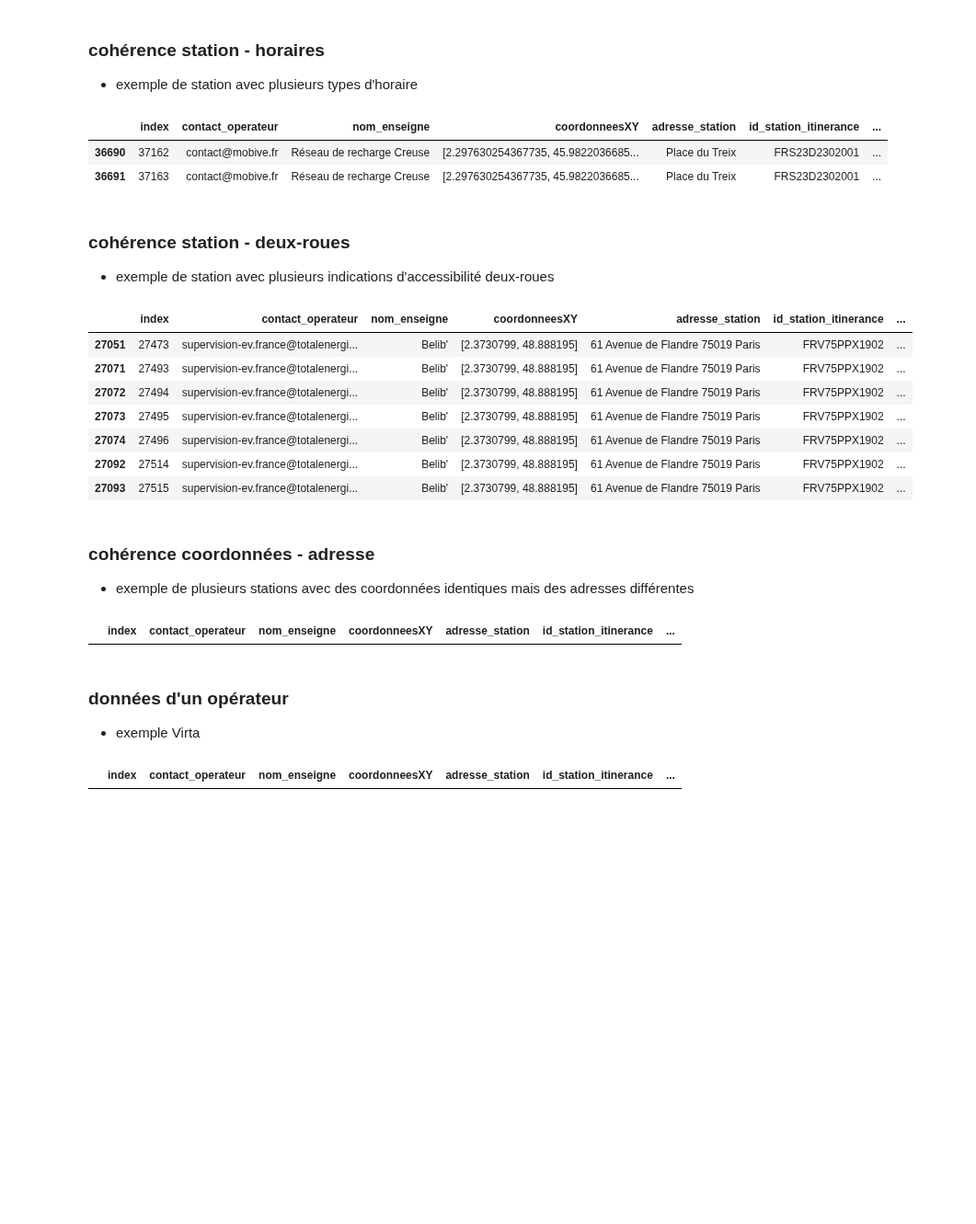
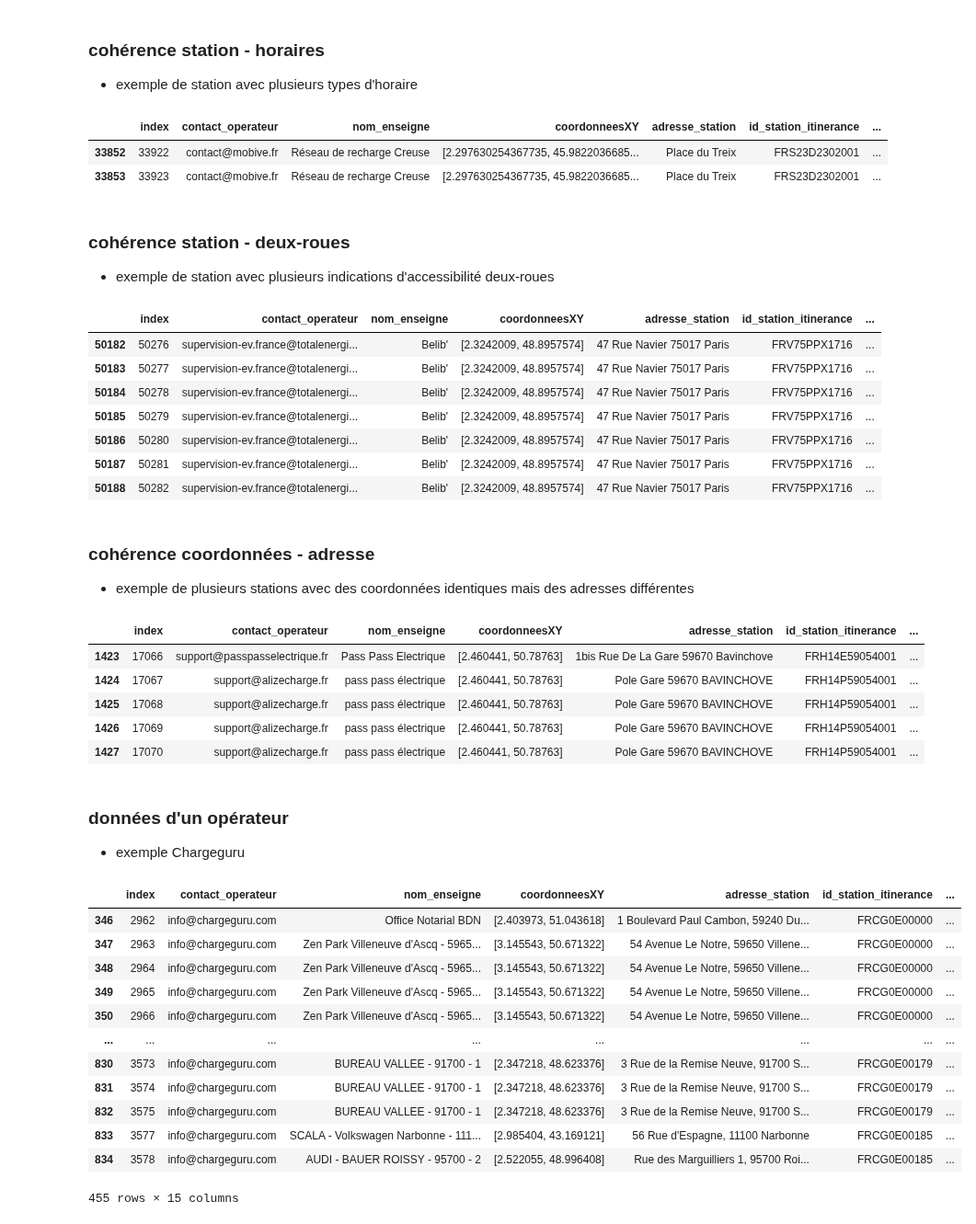
Before and after one commit to loco-philippe/Environmental-Sensing, a Jupyter notebook: python/Validation/irve/Analyse/IRVE_v3.ipynb, the cells around one changed output. Shown at 92% size. Drawn from its saved outputs; the diff is of its cells as text; code cells hidden in the pictures; blank space fills up the shorter version.

```diff
--- a/python/Validation/irve/Analyse/IRVE_v3.ipynb
+++ b/python/Validation/irve/Analyse/IRVE_v3.ipynb
@@ -102,7 +102,8 @@ def add_nbre_pdc(data, name='ok', pr=True):
 ## initialisation des données
 - lecture du fichier issu de l'api
 # %%
-dates = ['2023-03-03', '2023-04-17', '2023-05-02', '2023-05-24', '2023-06-17', '2023-07-04', '2023-07-23', '2023-08-08']
+dates = ['2023-03-03', '2023-04-17', '2023-05-02', '2023-05-24', '2023-06-17', '2023-07-04', '2023-07-23', '2023-08-08',
+         '2023-09-06']
 date= dates[-1]
 log = {'date_irve': date,
     'file': 'consolidation-etalab-schema-irve-statique-v-2.2.0-'+date[:4]+date[5:7]+date[8:]+'.csv',
@@ -700,22 +718,22 @@ itinerance_init.loc[itinerance_init.id_station_itinerance == 'FRS27PBARREOUCHEMO
 itinerance_init.loc[itinerance_init.id_station_itinerance == 'FRS23D2302001', relations]
 # %% [output]
 |  | index | contact_operateur | nom_enseigne | coordonneesXY | adresse_station | id_station_itinerance | ... |
-| 36690 | 37162 | contact@mobive.fr | Réseau de recharge Creuse | [2.297630254367735, 45.9822036685... | Place du Treix | FRS23D2302001 | ... |
-| 36691 | 37163 | contact@mobive.fr | Réseau de recharge Creuse | [2.297630254367735, 45.9822036685... | Place du Treix | FRS23D2302001 | ... |
+| 33852 | 33922 | contact@mobive.fr | Réseau de recharge Creuse | [2.297630254367735, 45.9822036685... | Place du Treix | FRS23D2302001 | ... |
+| 33853 | 33923 | contact@mobive.fr | Réseau de recharge Creuse | [2.297630254367735, 45.9822036685... | Place du Treix | FRS23D2302001 | ... |
 # %% [markdown]
 ### cohérence station - deux-roues
 - exemple de station avec plusieurs indications d'accessibilité deux-roues
 # %%
-itinerance_init.loc[itinerance_init.id_station_itinerance == 'FRV75PPX1902', relations]
+itinerance_init.loc[itinerance_init.id_station_itinerance == 'FRV75PPX1716', relations]
 # %% [output]
 |  | index | contact_operateur | nom_enseigne | coordonneesXY | adresse_station | id_station_itinerance | ... |
-| 27051 | 27473 | supervision-ev.france@totalenergi... | Belib' | [2.3730799, 48.888195] | 61 Avenue de Flandre 75019 Paris | FRV75PPX1902 | ... |
-| 27071 | 27493 | supervision-ev.france@totalenergi... | Belib' | [2.3730799, 48.888195] | 61 Avenue de Flandre 75019 Paris | FRV75PPX1902 | ... |
-| 27072 | 27494 | supervision-ev.france@totalenergi... | Belib' | [2.3730799, 48.888195] | 61 Avenue de Flandre 75019 Paris | FRV75PPX1902 | ... |
-| 27073 | 27495 | supervision-ev.france@totalenergi... | Belib' | [2.3730799, 48.888195] | 61 Avenue de Flandre 75019 Paris | FRV75PPX1902 | ... |
-| 27074 | 27496 | supervision-ev.france@totalenergi... | Belib' | [2.3730799, 48.888195] | 61 Avenue de Flandre 75019 Paris | FRV75PPX1902 | ... |
-| 27092 | 27514 | supervision-ev.france@totalenergi... | Belib' | [2.3730799, 48.888195] | 61 Avenue de Flandre 75019 Paris | FRV75PPX1902 | ... |
-| 27093 | 27515 | supervision-ev.france@totalenergi... | Belib' | [2.3730799, 48.888195] | 61 Avenue de Flandre 75019 Paris | FRV75PPX1902 | ... |
+| 50182 | 50276 | supervision-ev.france@totalenergi... | Belib' | [2.3242009, 48.8957574] | 47 Rue Navier 75017 Paris | FRV75PPX1716 | ... |
+| 50183 | 50277 | supervision-ev.france@totalenergi... | Belib' | [2.3242009, 48.8957574] | 47 Rue Navier 75017 Paris | FRV75PPX1716 | ... |
+| 50184 | 50278 | supervision-ev.france@totalenergi... | Belib' | [2.3242009, 48.8957574] | 47 Rue Navier 75017 Paris | FRV75PPX1716 | ... |
+| 50185 | 50279 | supervision-ev.france@totalenergi... | Belib' | [2.3242009, 48.8957574] | 47 Rue Navier 75017 Paris | FRV75PPX1716 | ... |
+| 50186 | 50280 | supervision-ev.france@totalenergi... | Belib' | [2.3242009, 48.8957574] | 47 Rue Navier 75017 Paris | FRV75PPX1716 | ... |
+| 50187 | 50281 | supervision-ev.france@totalenergi... | Belib' | [2.3242009, 48.8957574] | 47 Rue Navier 75017 Paris | FRV75PPX1716 | ... |
+| 50188 | 50282 | supervision-ev.france@totalenergi... | Belib' | [2.3242009, 48.8957574] | 47 Rue Navier 75017 Paris | FRV75PPX1716 | ... |
 # %% [markdown]
 ### cohérence coordonnées - adresse
 - exemple de plusieurs stations avec des coordonnées identiques mais des adresses différentes
@@ -723,12 +741,29 @@ itinerance_init.loc[itinerance_init.id_station_itinerance == 'FRV75PPX1902', rel
 itinerance_5.loc[itinerance_5.coordonneesXY == '[2.460441, 50.78763]', relations]
 # %% [output]
 |  | index | contact_operateur | nom_enseigne | coordonneesXY | adresse_station | id_station_itinerance | ... |
+| 1423 | 17066 | support@passpasselectrique.fr | Pass Pass Electrique | [2.460441, 50.78763] | 1bis Rue De La Gare 59670 Bavinchove | FRH14E59054001 | ... |
+| 1424 | 17067 | support@alizecharge.fr | pass pass électrique | [2.460441, 50.78763] | Pole Gare 59670 BAVINCHOVE | FRH14P59054001 | ... |
+| 1425 | 17068 | support@alizecharge.fr | pass pass électrique | [2.460441, 50.78763] | Pole Gare 59670 BAVINCHOVE | FRH14P59054001 | ... |
+| 1426 | 17069 | support@alizecharge.fr | pass pass électrique | [2.460441, 50.78763] | Pole Gare 59670 BAVINCHOVE | FRH14P59054001 | ... |
+| 1427 | 17070 | support@alizecharge.fr | pass pass électrique | [2.460441, 50.78763] | Pole Gare 59670 BAVINCHOVE | FRH14P59054001 | ... |
 # %% [markdown]
 ### données d'un opérateur
-- exemple Virta
+- exemple Chargeguru
 # %%
-itinerance_operateur = itinerance_5_full.loc[itinerance_5_full.contact_operateur == 'support@virta.global']
+itinerance_operateur = itinerance_5_full.loc[itinerance_5_full.contact_operateur == 'info@chargeguru.com']
 #itinerance_operateur.loc[itinerance_operateur['adresse_station - coordonneesXY'] == False, relations]
 itinerance_operateur.loc[itinerance_operateur['nom_station - id_station_itinerance'] == False, relations]
 # %% [output]
 |  | index | contact_operateur | nom_enseigne | coordonneesXY | adresse_station | id_station_itinerance | ... |
+| 346 | 2962 | info@chargeguru.com | Office Notarial BDN | [2.403973, 51.043618] | 1 Boulevard Paul Cambon, 59240 Du... | FRCG0E00000 | ... |
+| 347 | 2963 | info@chargeguru.com | Zen Park Villeneuve d'Ascq - 5965... | [3.145543, 50.671322] | 54 Avenue Le Notre, 59650 Villene... | FRCG0E00000 | ... |
+| 348 | 2964 | info@chargeguru.com | Zen Park Villeneuve d'Ascq - 5965... | [3.145543, 50.671322] | 54 Avenue Le Notre, 59650 Villene... | FRCG0E00000 | ... |
+| 349 | 2965 | info@chargeguru.com | Zen Park Villeneuve d'Ascq - 5965... | [3.145543, 50.671322] | 54 Avenue Le Notre, 59650 Villene... | FRCG0E00000 | ... |
+| 350 | 2966 | info@chargeguru.com | Zen Park Villeneuve d'Ascq - 5965... | [3.145543, 50.671322] | 54 Avenue Le Notre, 59650 Villene... | FRCG0E00000 | ... |
+| ... | ... | ... | ... | ... | ... | ... | ... |
+| 830 | 3573 | info@chargeguru.com | BUREAU VALLEE - 91700 - 1 | [2.347218, 48.623376] | 3 Rue de la Remise Neuve, 91700 S... | FRCG0E00179 | ... |
+| 831 | 3574 | info@chargeguru.com | BUREAU VALLEE - 91700 - 1 | [2.347218, 48.623376] | 3 Rue de la Remise Neuve, 91700 S... | FRCG0E00179 | ... |
+| 832 | 3575 | info@chargeguru.com | BUREAU VALLEE - 91700 - 1 | [2.347218, 48.623376] | 3 Rue de la Remise Neuve, 91700 S... | FRCG0E00179 | ... |
+| 833 | 3577 | info@chargeguru.com | SCALA - Volkswagen Narbonne - 111... | [2.985404, 43.169121] | 56 Rue d'Espagne, 11100 Narbonne | FRCG0E00185 | ... |
+| 834 | 3578 | info@chargeguru.com | AUDI - BAUER ROISSY - 95700 - 2 | [2.522055, 48.996408] | Rue des Marguilliers 1, 95700 Roi... | FRCG0E00185 | ... |
+455 rows × 15 columns
```
Also changed, not shown: parts of 37 cells of this notebook, 14 other files.
